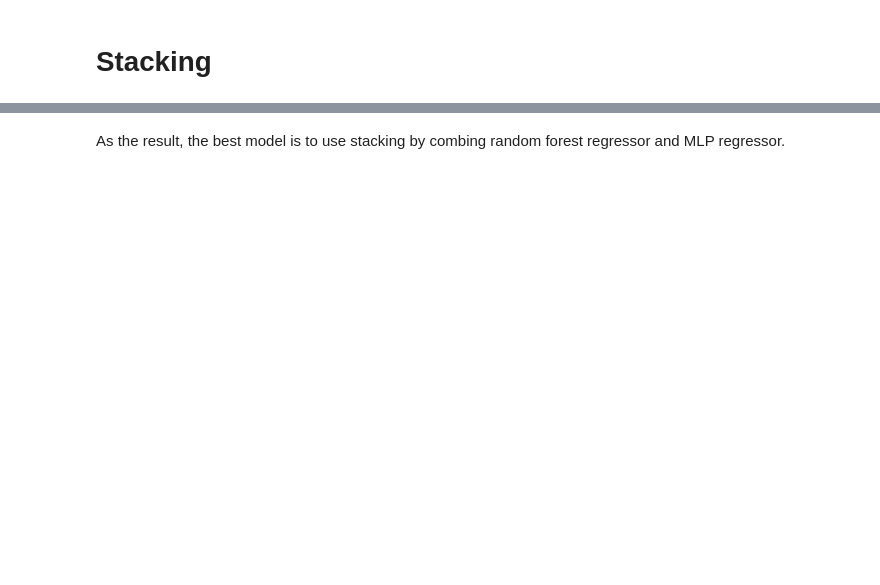
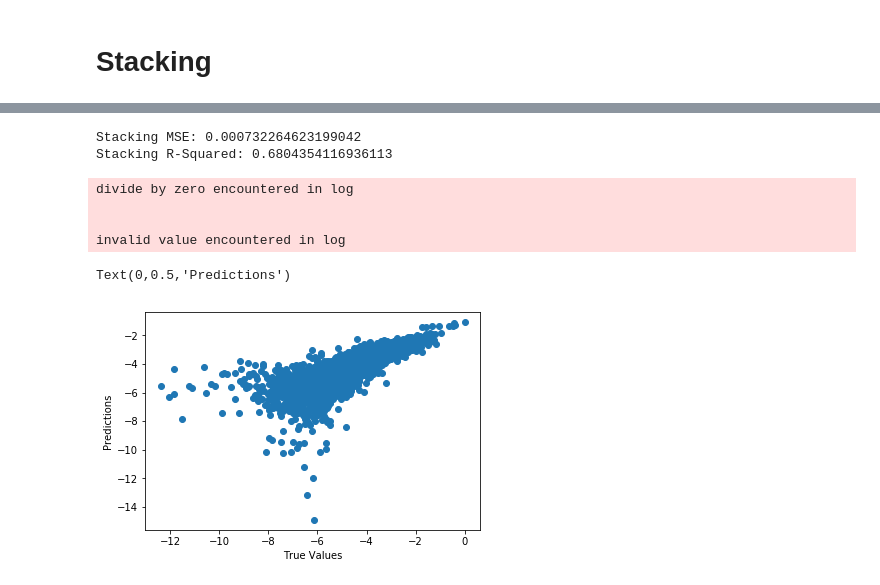
Before and after one commit to chvbs2000/SpringBoard, a Jupyter notebook: Capstone_Project1/analysis.ipynb, the cells around one changed output, grey strips where cells are left out. Drawn from its saved outputs; the diff is of its cells as text; code cells hidden in the pictures; blank space fills up the shorter version.

```diff
--- a/Capstone_Project1/analysis.ipynb
+++ b/Capstone_Project1/analysis.ipynb
@@ -805,7 +880,23 @@ print (np.sqrt(np.mean(np.power(y_test[:,1]-stack_pred,2))))
+# %%
+y_stack_pred = 0.33333333*mlp.predict(x_test) + 0.33333333*xgb.predict(x_test) + 0.33333333*rf.predict(x_test)
+# %%
+# MSE
+print("Stacking MSE: {}".format(mean_squared_error(y_test, y_stack_pred)))
+
+# R squared
+print ("Stacking R-Squared: {}".format(r2_score(y_test, y_stack_pred)))
+# %% [output]
+Stacking MSE: 0.000732264623199042
+Stacking R-Squared: 0.6804354116936113
 # %%
 # plot prediciton values vs true values
-plt.scatter(np.log(y_test[:,1]), np.log(stack_pred))
+plt.scatter(np.log(y_test), np.log(y_stack_pred))
 plt.xlabel("True Values")
 plt.ylabel("Predictions")
+# %% [output]
+divide by zero encountered in log
+
+
+invalid value encountered in log
+Text(0,0.5,'Predictions')
+[figure, added]
-# %% [markdown]
-As the result, the best model is to use stacking by combing random forest regressor and MLP regressor.
```
Also changed, not shown: parts of 40 cells of this notebook.
